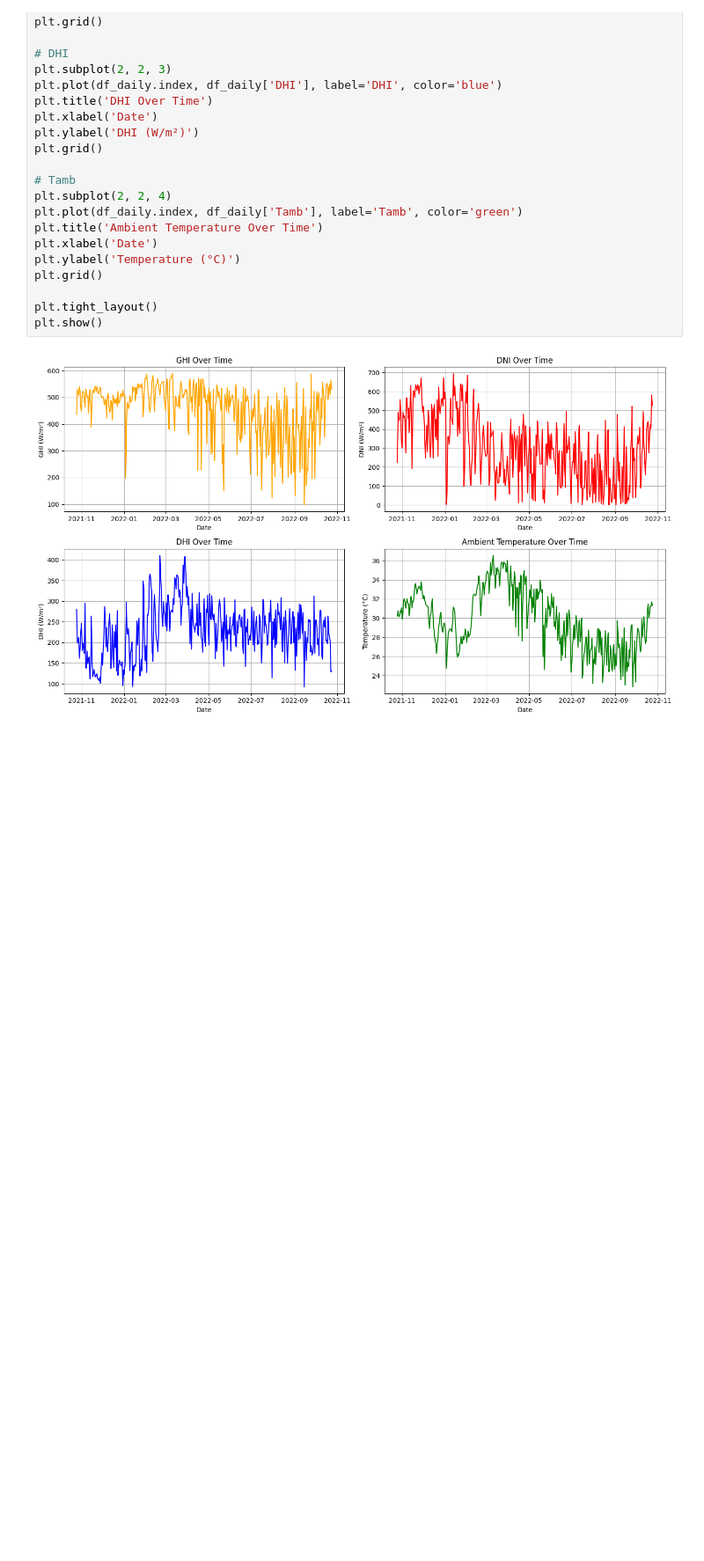
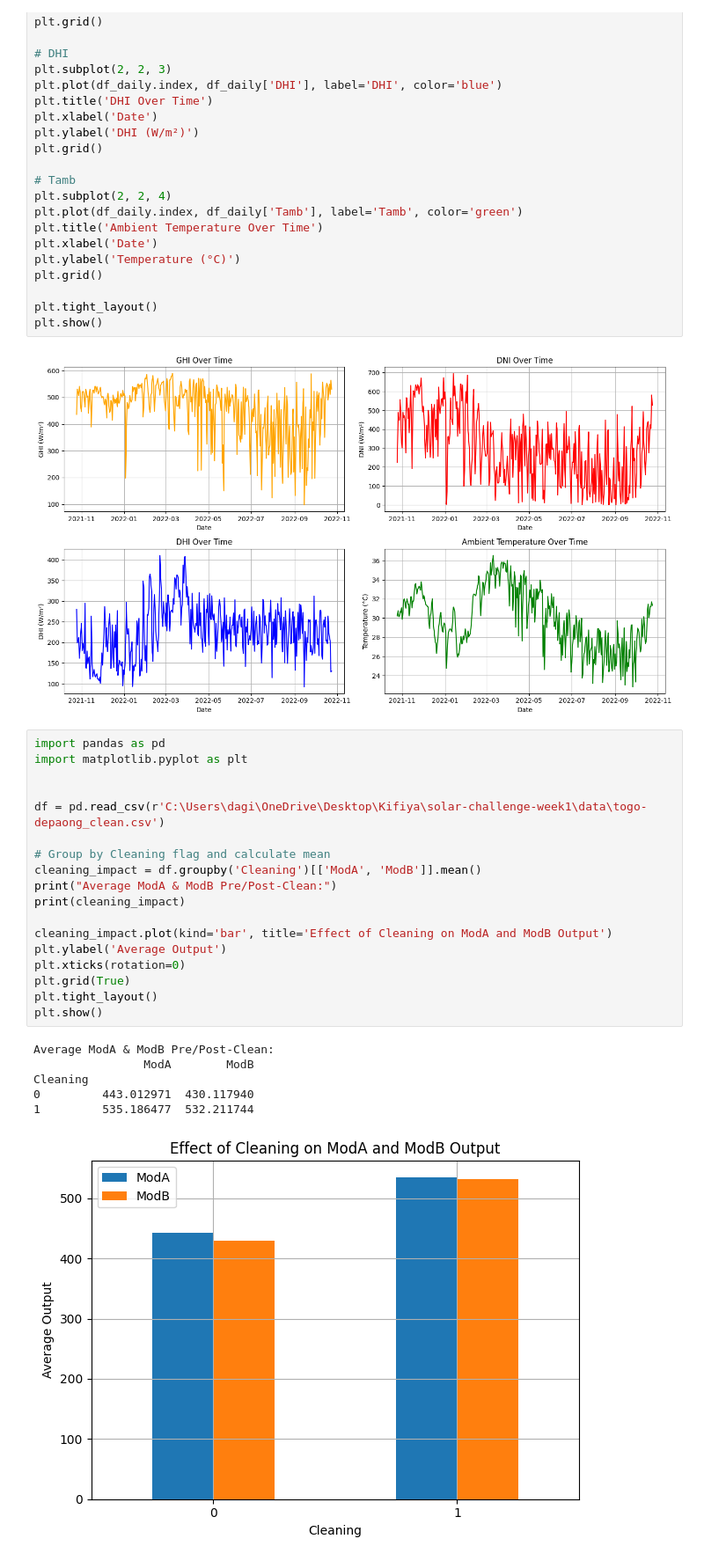
Before and after one commit to Dagiayy/solar-challenge-week1, a Jupyter notebook: notebooks/togo_eda.ipynb, the cells around one changed output. Shown at 88% size. Cells and saved outputs as stored; diff of their text form; blank space fills up the shorter version.

Commit message:
feat: analyze cleaning impact for togo

```diff
--- a/notebooks/togo_eda.ipynb
+++ b/notebooks/togo_eda.ipynb
@@ -300,3 +300,28 @@ plt.tight_layout()
 plt.show()
 # %% [output]
 [figure]
+# %%
+import pandas as pd
+import matplotlib.pyplot as plt
+
+
+df = pd.read_csv(r'C:\Users\dagi\OneDrive\Desktop\Kifiya\solar-challenge-week1\data\togo-depaong_clean.csv')
+
+# Group by Cleaning flag and calculate mean
+cleaning_impact = df.groupby('Cleaning')[['ModA', 'ModB']].mean()
+print("Average ModA & ModB Pre/Post-Clean:")
+print(cleaning_impact)
+
+cleaning_impact.plot(kind='bar', title='Effect of Cleaning on ModA and ModB Output')
+plt.ylabel('Average Output')
+plt.xticks(rotation=0)
+plt.grid(True)
+plt.tight_layout()
+plt.show()
+# %% [output]
+Average ModA & ModB Pre/Post-Clean:
+                ModA        ModB
+Cleaning
+0         443.012971  430.117940
+1         535.186477  532.211744
+[figure, added]
```
Also changed, not shown: parts of 1 cell of this notebook.
